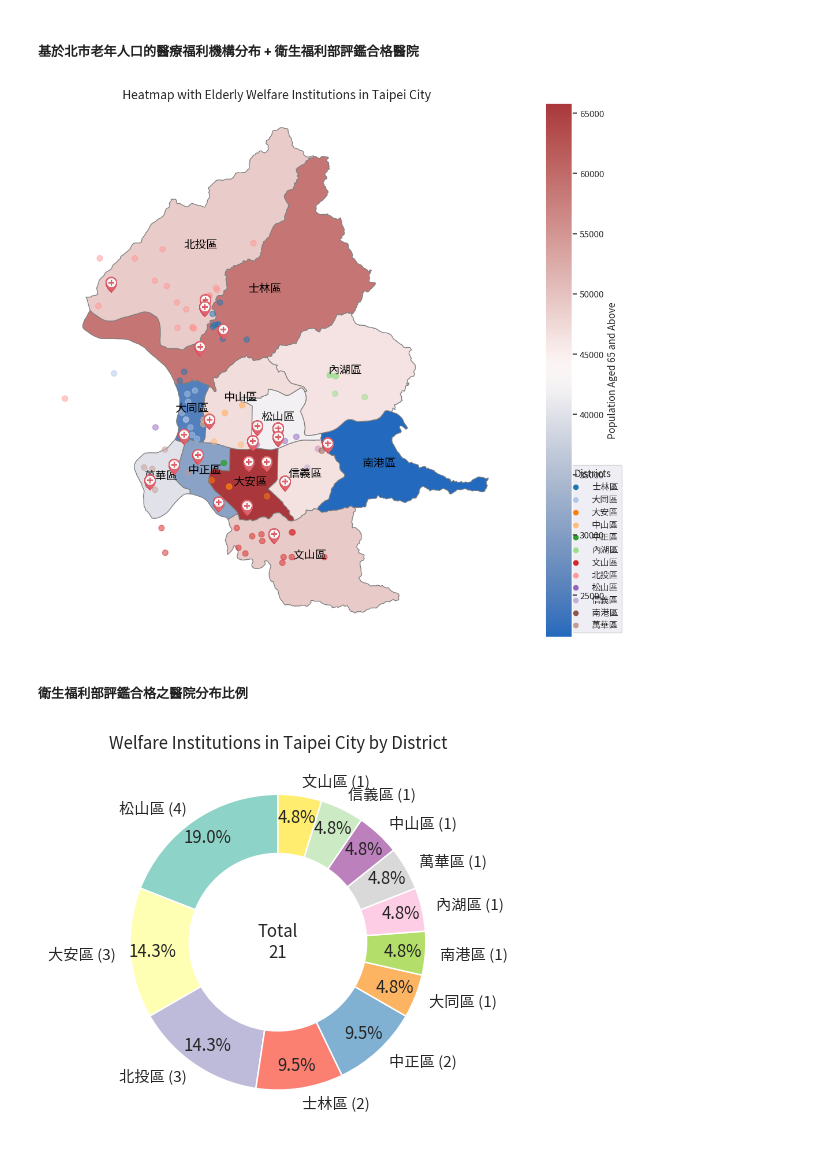
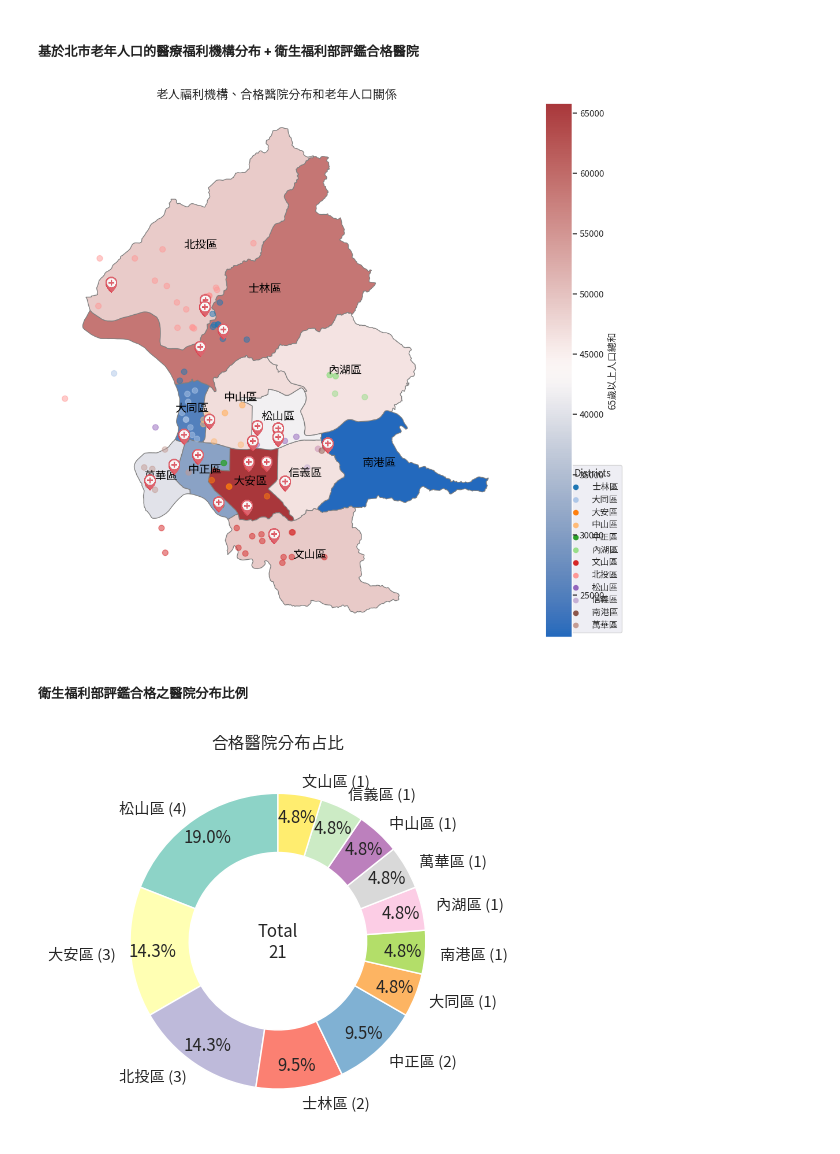
Before and after one commit to NaomiLinBlog/Data-Visualization---AgeScape-Taipei, a Jupyter notebook: 台北_醫療.ipynb, the cells around one changed output. Drawn from its saved outputs; the diff is of its cells as text; code cells hidden in the pictures.

```diff
--- a/台北_醫療.ipynb
+++ b/台北_醫療.ipynb
@@ -17,20 +17,16 @@ sns.set(font=['Taipei Sans TC Beta'])
 # %% [markdown]
 ##### 基於北市老年人口的醫療福利機構分布
 # %%
-# Load and prepare the elderly population data
 elderly_population_file = 'data/台北_行政區老年人口.csv'
 taipei_data = pd.read_csv(elderly_population_file)
 taipei_data_renamed = taipei_data.rename(columns={'區域別': 'TOWNNAME'})
 
-# Load and prepare the shapefile for Taipei City
 shapefile_path = 'shapefiles/TOWN_MOI_1120825.shp'
 taipei_map = gpd.read_file(shapefile_path)
 taipei_districts = taipei_map[taipei_map['COUNTYNAME'] == '臺北市']
 
-# Merge the geographical data with the elderly population data
 merged_data = taipei_districts.merge(taipei_data_renamed, on='TOWNNAME')
 
-# Load and prepare the welfare institutions data
 institutions_file_path = 'data/臺北市老人福利機構名冊.csv'
 institutions_data = pd.read_csv(institutions_file_path)
 gdf_institutions = gpd.GeoDataFrame(
@@ -38,20 +34,19 @@ gdf_institutions = gpd.GeoDataFrame(
     geometry=gpd.points_from_xy(institutions_data['經度'], institutions_data['緯度'])
 )
 
-# Create a color palette for the districts
 palette = sns.color_palette("tab20", len(institutions_data['區域別'].unique()))
 district_colors = {district: color for district, color in zip(institutions_data['區域別'].unique(), palette)}
 
 # Creating the heatmap with institution locations
 fig, ax = plt.subplots(1, 1, figsize=(16, 12))
 base = merged_data.plot(column='65歲以上總和', ax=ax, legend=True, cmap='vlag',
-                        legend_kwds={'label': "Population Aged 65 and Above"},
+                        legend_kwds={'label': "65歲以上人口總和"},
                         edgecolor='grey')
 gdf_institutions.plot(ax=base, marker='o', color=gdf_institutions['區域別'].map(district_colors),
                       markersize=50, alpha=0.5)
 
 # Adding titles and labels
-ax.set_title('Heatmap with Elderly Welfare Institutions in Taipei City', fontdict={'fontsize': 15})
+ax.set_title('老人福利機構分布和老年人口關係', fontdict={'fontsize': 15})
 ax.set_axis_off()
 
 # Adding a legend for institutions
@@ -143,13 +129,13 @@ district_colors = {district: color for district, color in zip(institutions_data[
 # Creating the heatmap with institution locations
 fig, ax = plt.subplots(1, 1, figsize=(16, 12))
 base = merged_data.plot(column='65歲以上總和', ax=ax, legend=True, cmap='vlag',
-                        legend_kwds={'label': "Population Aged 65 and Above"},
+                        legend_kwds={'label': "65歲以上人口總和"},
                         edgecolor='grey')
 gdf_institutions.plot(ax=base, marker='o', color=gdf_institutions['區域別'].map(district_colors),
                       markersize=50, alpha=0.5)
 
 # Adding titles and labels
-ax.set_title('Heatmap with Elderly Welfare Institutions in Taipei City', fontdict={'fontsize': 15})
+ax.set_title('老人福利機構、合格醫院分布和老年人口關係', fontdict={'fontsize': 15})
 ax.set_axis_off()
 
 # Adding a legend for institutions
@@ -180,43 +166,34 @@ for idx, row in hospital_gdf_institutions.iterrows():
 
 plt.show()
 # %% [output]
-[figure, old version]
+[figure, new version]
 # %% [markdown]
 ##### 衛生福利部評鑑合格之醫院分布比例
 # %%
 # Load the data from the CSV file containing information about welfare institutions
 institutions_file_path = 'data/臺北市衛生福利部評鑑合格之醫院名單.csv'
 institutions_data = pd.read_csv(institutions_file_path,encoding='big5')
 
-# Extract the counts of institutions for each district
 district_counts = institutions_data['區域別'].value_counts()
 
-# Create labels with both district names and counts
 labels = [f'{district} ({count})' for district, count in zip(district_counts.index, district_counts)]
 
-# Set a custom Seaborn color palette
 sns.set_palette("Set3")
 
-# Create a donut chart with Seaborn style
 fig, ax = plt.subplots()
 ax.pie(district_counts, labels=labels, autopct='%1.1f%%', startangle=90, wedgeprops=dict(width=0.4), pctdistance=0.85)
 
-# Draw a circle in the center to create a donut chart
 centre_circle = plt.Circle((0, 0), 0.50, fc='white')
 fig = plt.gcf()
 fig.gca().add_artist(centre_circle)
 
-# Display the total count in the center
 total_count = len(institutions_data)
 plt.text(0, 0, f'Total\n{total_count}', ha='center', va='center', fontsize=12, weight='bold')
 
-# Rotate district labels by a custom angle (e.g., 45 degrees)
 plt.xticks(rotation=45)
 
-# Add labels and title
-plt.title('Welfare Institutions in Taipei City by District')
+plt.title('合格醫院分布占比')
 
-# Show the plot
 plt.show()
 # %% [output]
-[figure, old version]
+[figure, new version]
```
Also changed, not shown: parts of 2 cells of this notebook, 5 other files.
